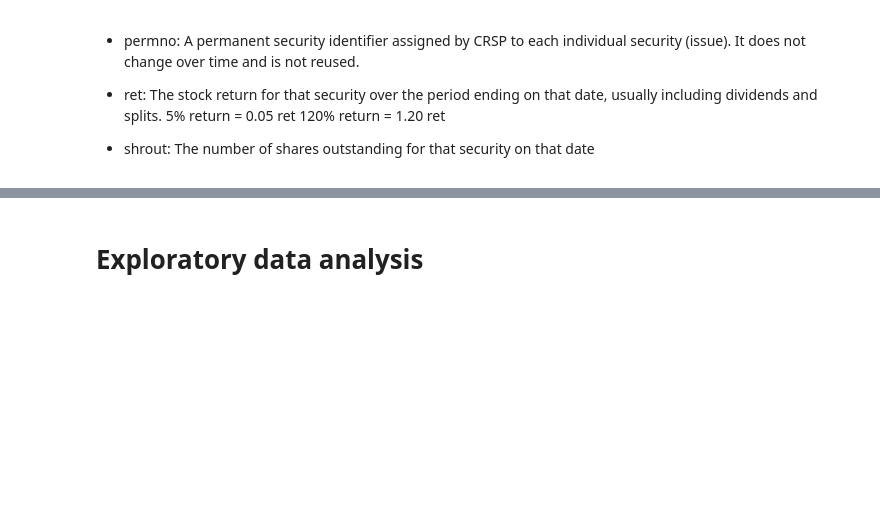
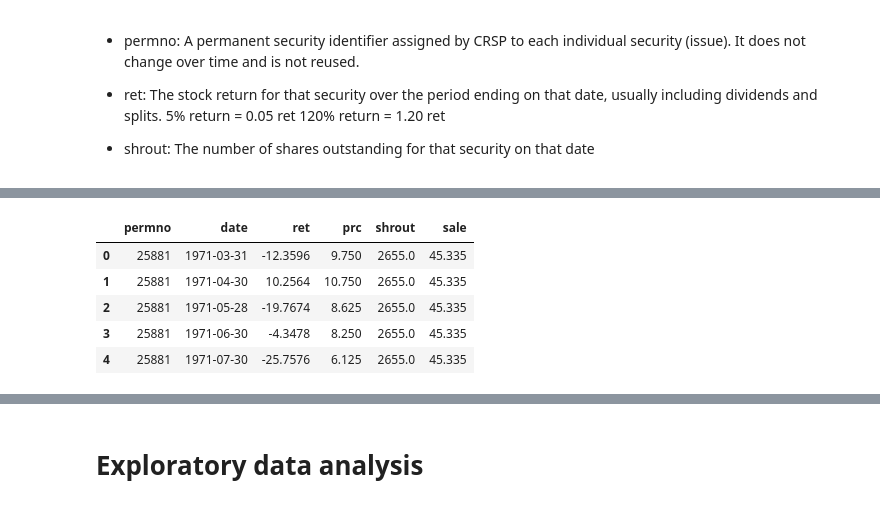
Before and after one commit to dhirajkk91/CCM_dataset, a Jupyter notebook: data_expo.ipynb, the cells around one changed output, grey strips where cells are left out. Cells and saved outputs as stored; diff of their text form; code cells hidden in the pictures; blank space fills up the shorter version.

```diff
--- a/data_expo.ipynb
+++ b/data_expo.ipynb
@@ -39,3 +40,9 @@ data.head()
+# %%
+# Ensure correct dtypes
+data['date'] = pd.to_datetime(data['date'])
+data['ret'] = pd.to_numeric(data['ret'], errors='coerce')
+data['prc'] = pd.to_numeric(data['prc'], errors='coerce')
+data['shrout'] = pd.to_numeric(data['shrout'], errors='coerce')
 # %%
 data.shape
 # %% [output]
@@ -42,0 +50,9 @@ data.shape
+# %%
+data.head()
+# %% [output]
+|  | permno | date | ret | prc | shrout | sale |
+| 0 | 25881 | 1971-03-31 | -12.3596 | 9.750 | 2655.0 | 45.335 |
+| 1 | 25881 | 1971-04-30 | 10.2564 | 10.750 | 2655.0 | 45.335 |
+| 2 | 25881 | 1971-05-28 | -19.7674 | 8.625 | 2655.0 | 45.335 |
+| 3 | 25881 | 1971-06-30 | -4.3478 | 8.250 | 2655.0 | 45.335 |
+| 4 | 25881 | 1971-07-30 | -25.7576 | 6.125 | 2655.0 | 45.335 |
```
Also changed, not shown: parts of 17 cells of this notebook.
